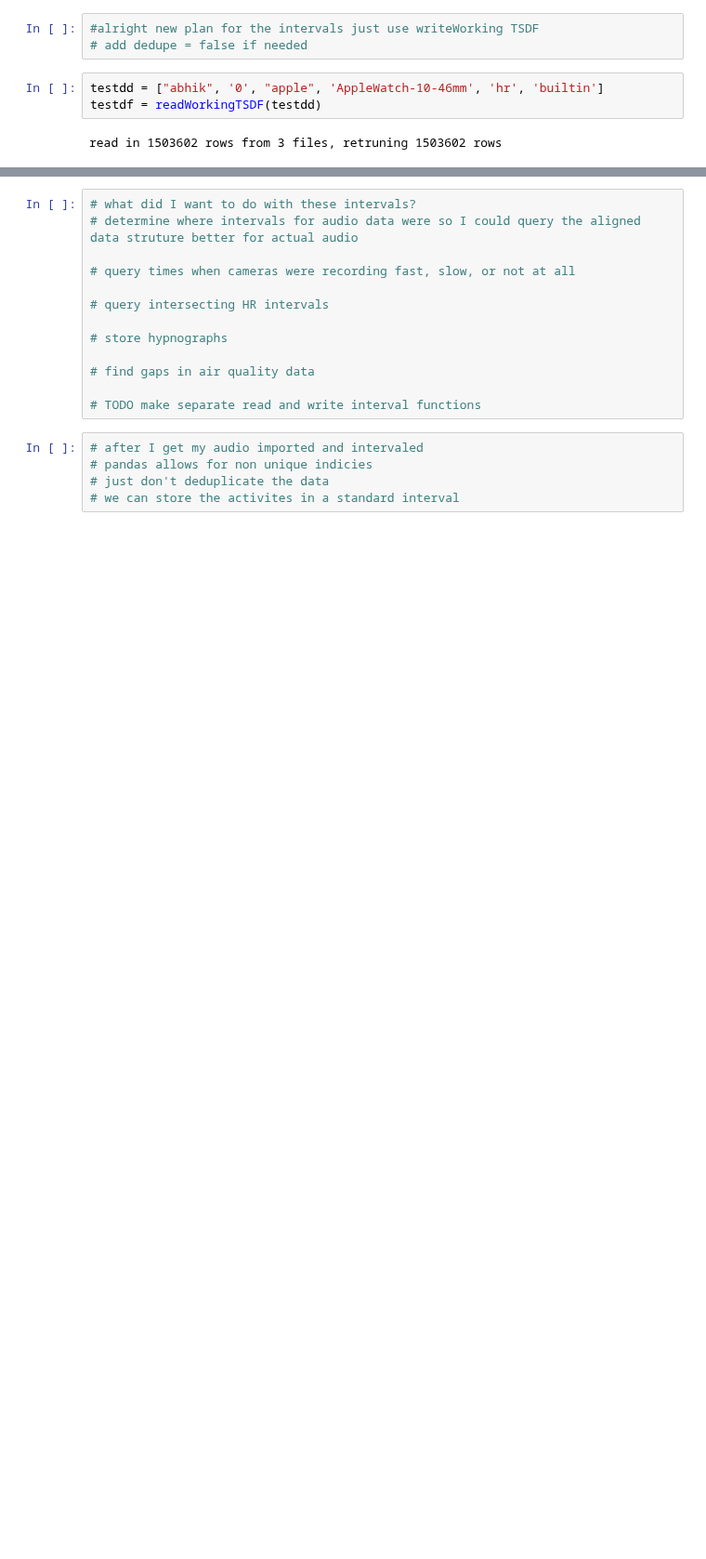
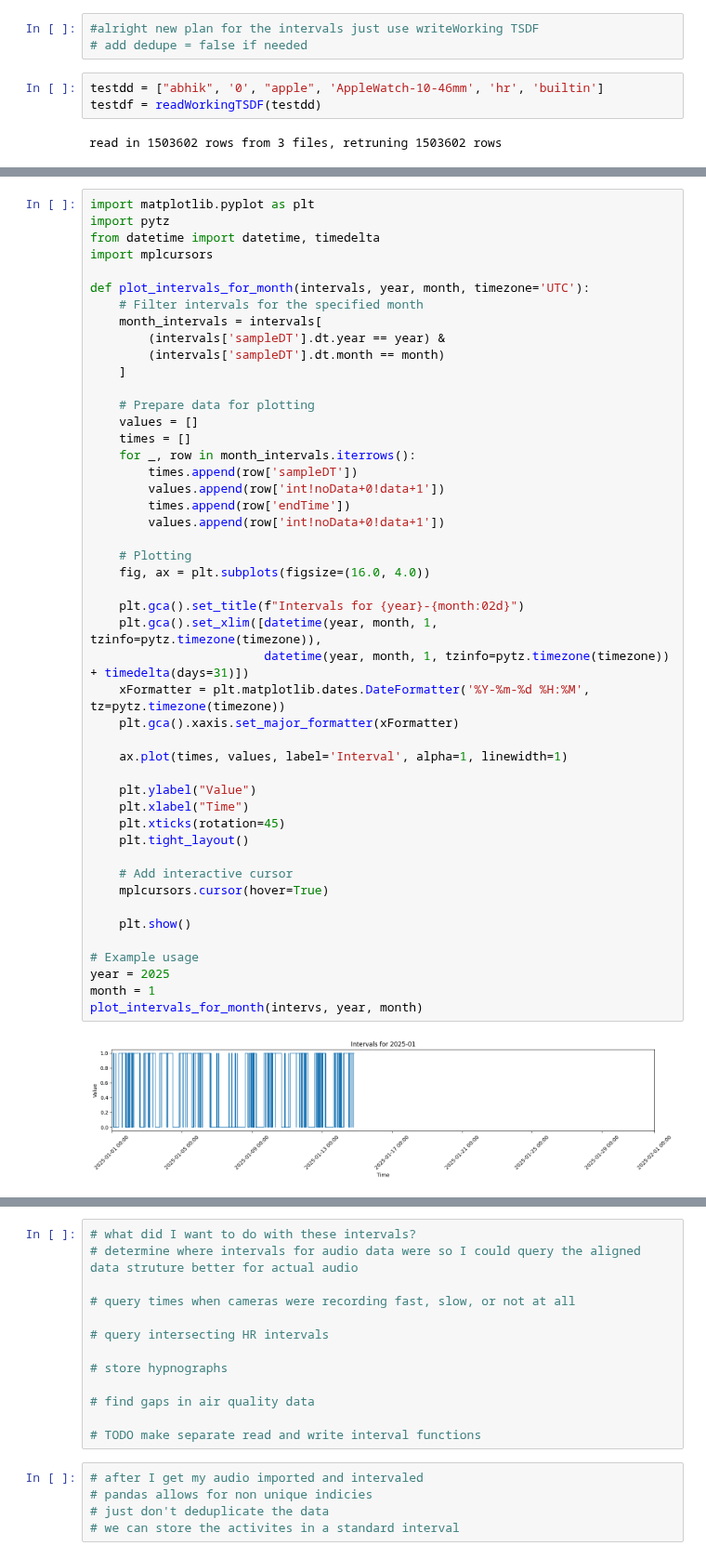
Before and after one commit to AbhikChowdhury6/dataImport, a Jupyter notebook: testIntervalUtils.ipynb, the cells around one changed output, grey strips where cells are left out. Shown at 93% size. Drawn from its saved outputs; the diff is of its cells as text; blank space fills up the shorter version.

```diff
--- a/testIntervalUtils.ipynb
+++ b/testIntervalUtils.ipynb
@@ -96,0 +222,49 @@ intervs = samplesToIntervals()
+# %%
+import matplotlib.pyplot as plt
+import pytz
+from datetime import datetime, timedelta
+import mplcursors
+
+def plot_intervals_for_month(intervals, year, month, timezone='UTC'):
+    # Filter intervals for the specified month
+    month_intervals = intervals[
+        (intervals['sampleDT'].dt.year == year) &
+        (intervals['sampleDT'].dt.month == month)
+    ]
+
+    # Prepare data for plotting
+    values = []
+    times = []
+    for _, row in month_intervals.iterrows():
+        times.append(row['sampleDT'])
+        values.append(row['int!noData+0!data+1'])
+        times.append(row['endTime'])
+        values.append(row['int!noData+0!data+1'])
+
+    # Plotting
+    fig, ax = plt.subplots(figsize=(16.0, 4.0))
+
+    plt.gca().set_title(f"Intervals for {year}-{month:02d}")
+    plt.gca().set_xlim([datetime(year, month, 1, tzinfo=pytz.timezone(timezone)),
+                        datetime(year, month, 1, tzinfo=pytz.timezone(timezone)) + timedelta(days=31)])
+    xFormatter = plt.matplotlib.dates.DateFormatter('%Y-%m-%d %H:%M', tz=pytz.timezone(timezone))
+    plt.gca().xaxis.set_major_formatter(xFormatter)
+
+    ax.plot(times, values, label='Interval', alpha=1, linewidth=1)
+
+    plt.ylabel("Value")
+    plt.xlabel("Time")
+    plt.xticks(rotation=45)
+    plt.tight_layout()
+
+    # Add interactive cursor
+    mplcursors.cursor(hover=True)
+
+    plt.show()
+
+# Example usage
+year = 2025
+month = 1
+plot_intervals_for_month(intervs, year, month)
+# %% [output]
+[figure, added]
```
Also changed, not shown: parts of 8 cells of this notebook, 6 other files.
